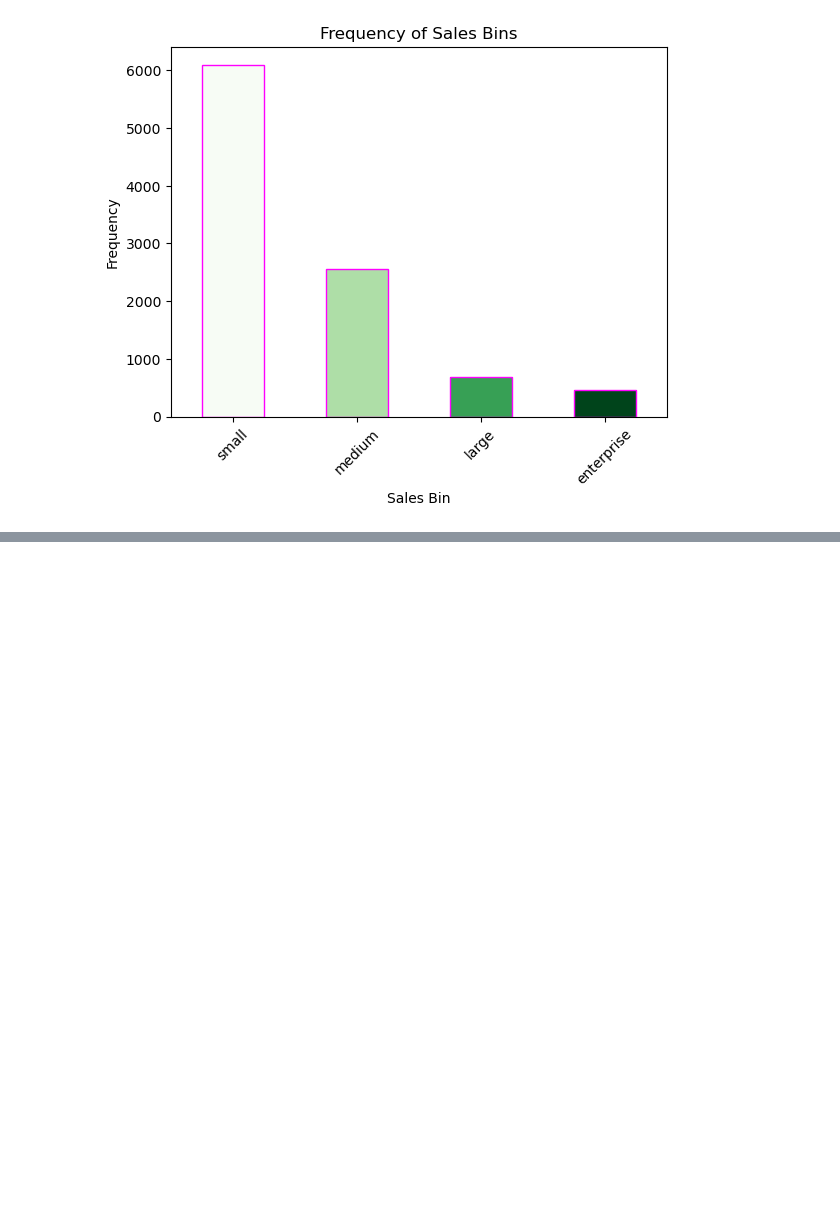
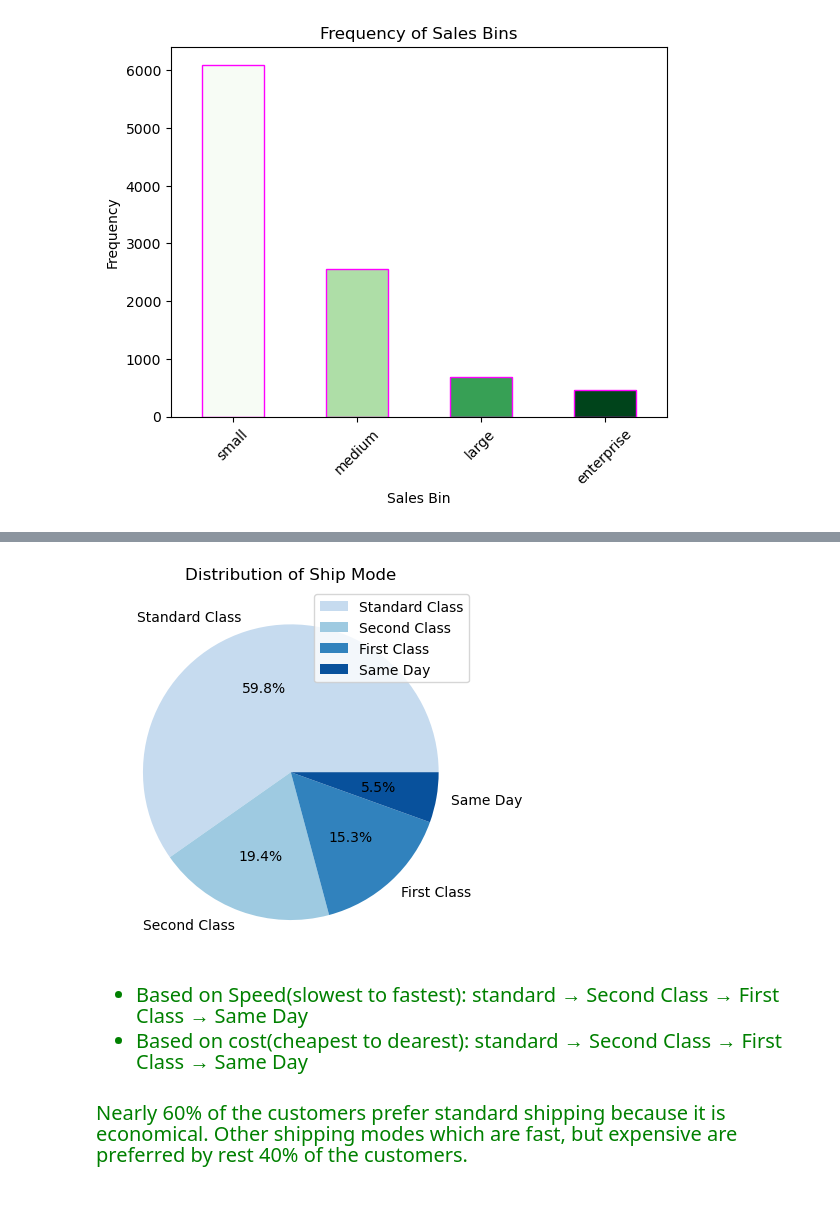
Before and after one commit to Kartika-Nidhi/DS_projects, a Jupyter notebook: SuperstoreSalesAnalysis.ipynb, the cells around one changed output, grey strips where cells are left out. Drawn from its saved outputs; the diff is of its cells as text; code cells hidden in the pictures; blank space fills up the shorter version.

Commit message:
Shipping Mode and Customer segment univariate analysis

```diff
--- a/SuperstoreSalesAnalysis.ipynb
+++ b/SuperstoreSalesAnalysis.ipynb
@@ -186,0 +211,19 @@ Categories (4, object): ['small' < 'medium' < 'large' < 'enterprise']
+# %%
+plt.pie(data['Ship_Mode'].value_counts().values, labels = data['Ship_Mode'].value_counts().index, colors = ['#c6dbef', '#9ecae1', '#3182bd', '#08519c'],
+         autopct = '%1.1f%%')
+
+plt.title('Distribution of Ship Mode')
+plt.legend(loc = 'upper right')
+plt.show()
+# %% [output]
+[figure, added]
+# %% [markdown]
+<div style = "color:green; font-size:20px">
+<ul>
+<li>Based on Speed(slowest to fastest): standard → Second Class → First Class → Same Day</li>
+<li>Based on cost(cheapest to dearest): standard → Second Class → First Class → Same Day</li>
+</ul>
+# %% [markdown]
+<div style = "color:green; font-size:20px">Nearly 60% of the customers prefer standard shipping because it is economical. Other shipping modes which are fast, but expensive are preferred by rest 40% of the customers.
+# %% [markdown]
+<div>
```
Also changed, not shown: parts of 11 cells of this notebook.
